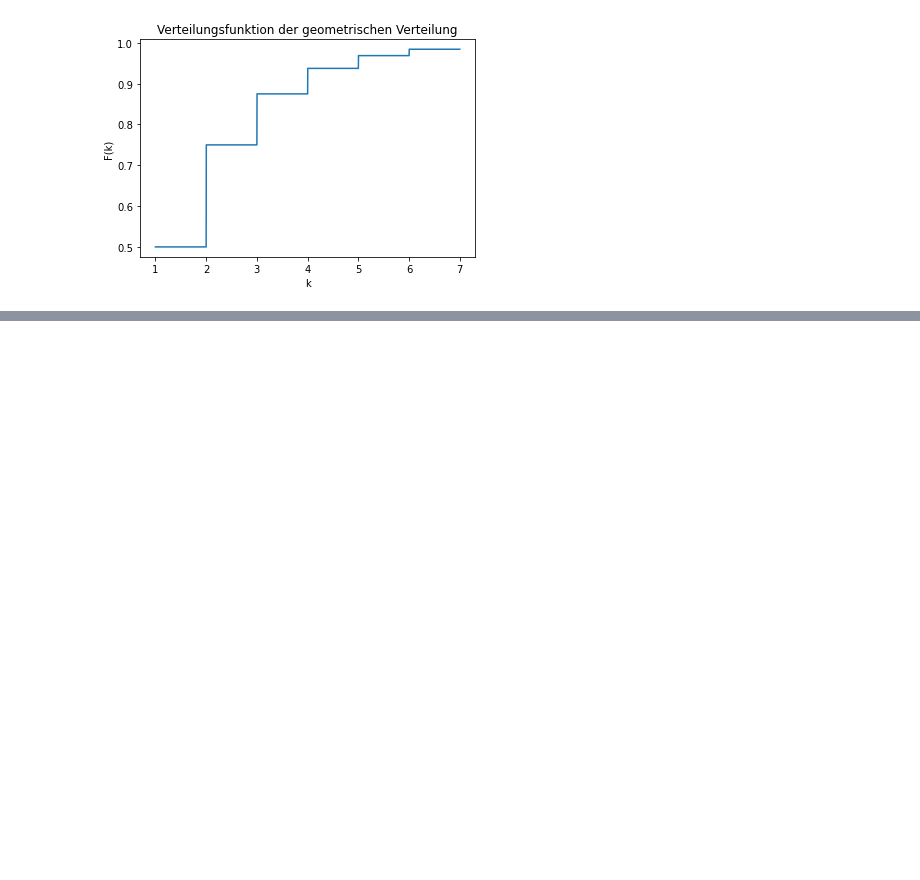
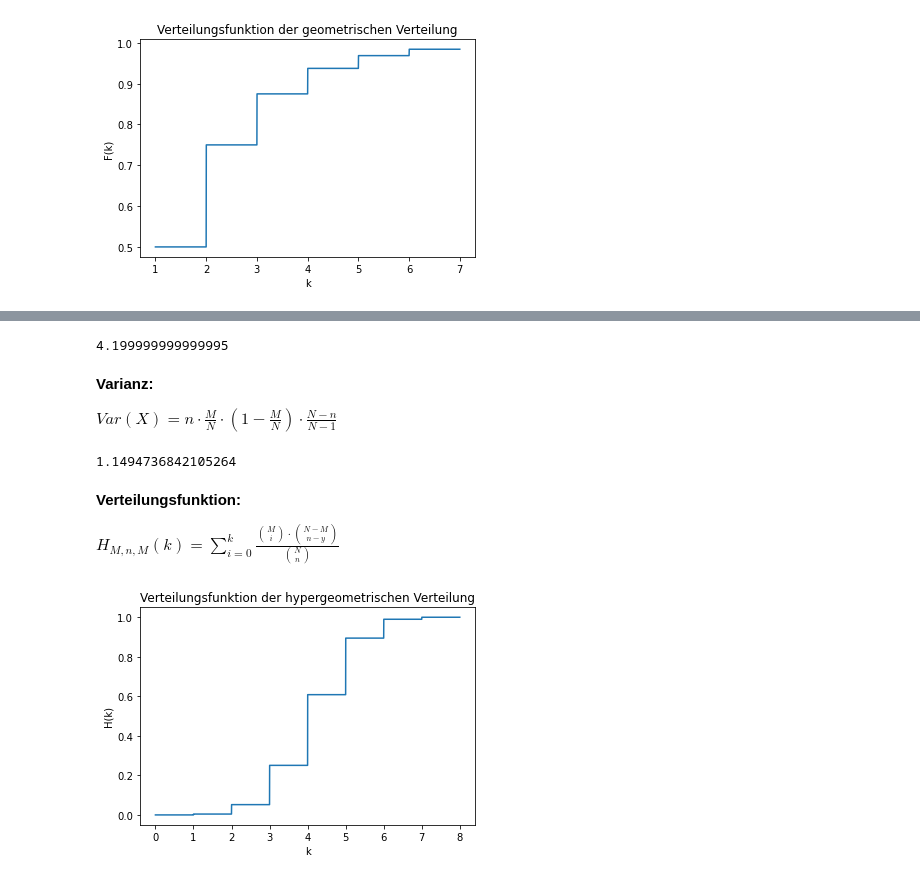
Before and after one commit to nicokossmann/Wahrscheinlichkeitsverteilungen, a Jupyter notebook: statistik.ipynb, the cells around one changed output, grey strips where cells are left out. Drawn from its saved outputs; the diff is of its cells as text; code cells hidden in the pictures; blank space fills up the shorter version.

```diff
--- a/statistik.ipynb
+++ b/statistik.ipynb
@@ -353,0 +381,28 @@ plt.show()
+# %%
+hypergeo = hypergeom(M, n, N)
+hypergeo.expect()
+# %% [output]
+4.199999999999995
+# %% [markdown]
+**Varianz:**
+
+$Var(X) = n \cdot \frac{M}{N} \cdot (1- \frac{M}{N}) \cdot \frac{N-n}{N-1}$
+# %%
+hypergeo.var()
+# %% [output]
+1.1494736842105264
+# %% [markdown]
+**Verteilungsfunktion:**
+
+$H_{M, n, M}(k) = \sum_{i = 0}^{k} \frac{\binom{M}{i} \cdot \binom{N-M}{n-y}}{\binom{N}{n}}$
+# %%
+k = np.arange(0, n+1, 0.001)
+geo = np.array(hypergeom.cdf(k, M, n, N))
+# %%
+plt.plot(k, geo)
+plt.title("Verteilungsfunktion der hypergeometrischen Verteilung")
+plt.xlabel("k")
+plt.ylabel("H(k)")
+plt.show()
+# %% [output]
+[figure, added]
```
Also changed, not shown: parts of 5 cells of this notebook.
